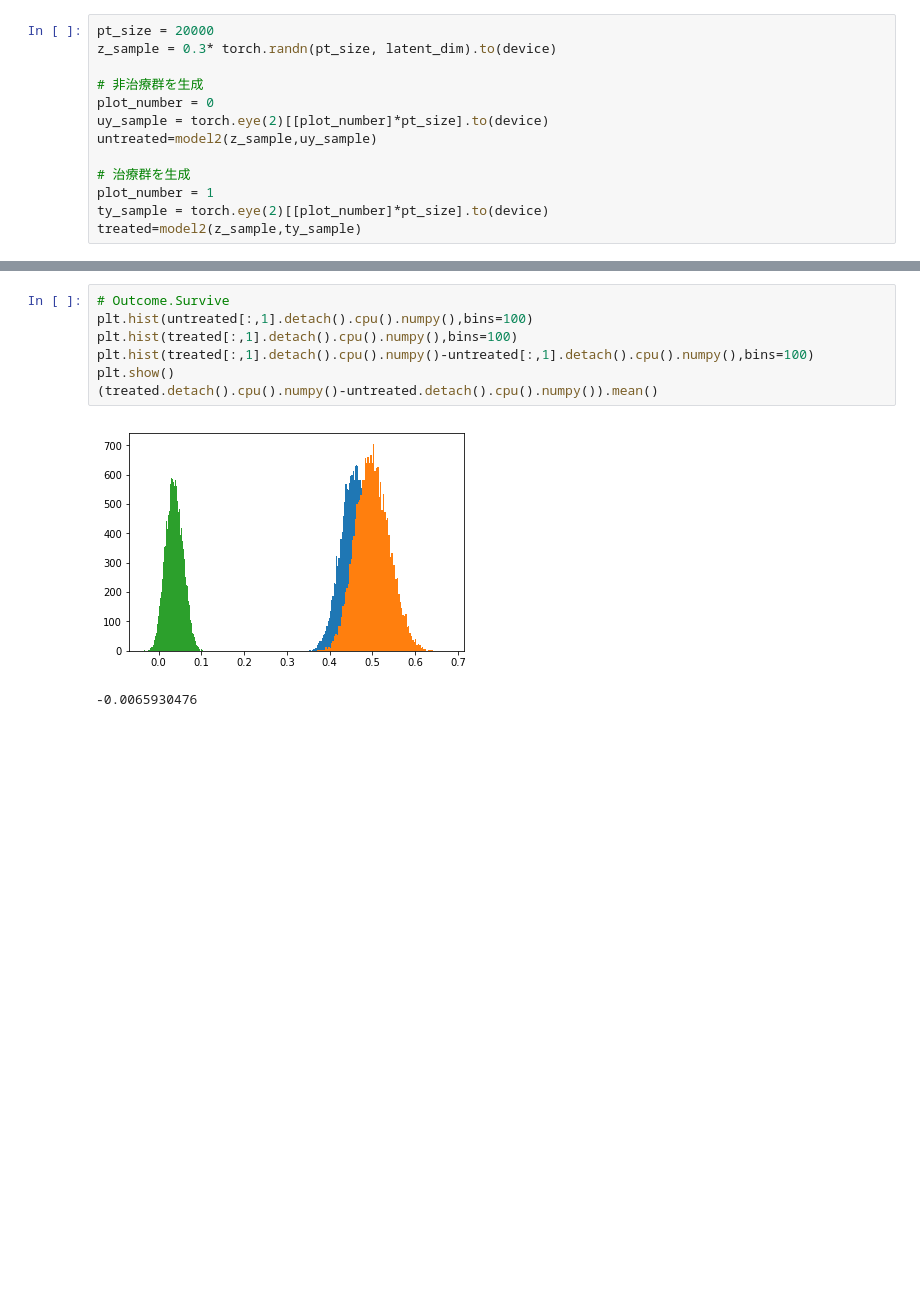
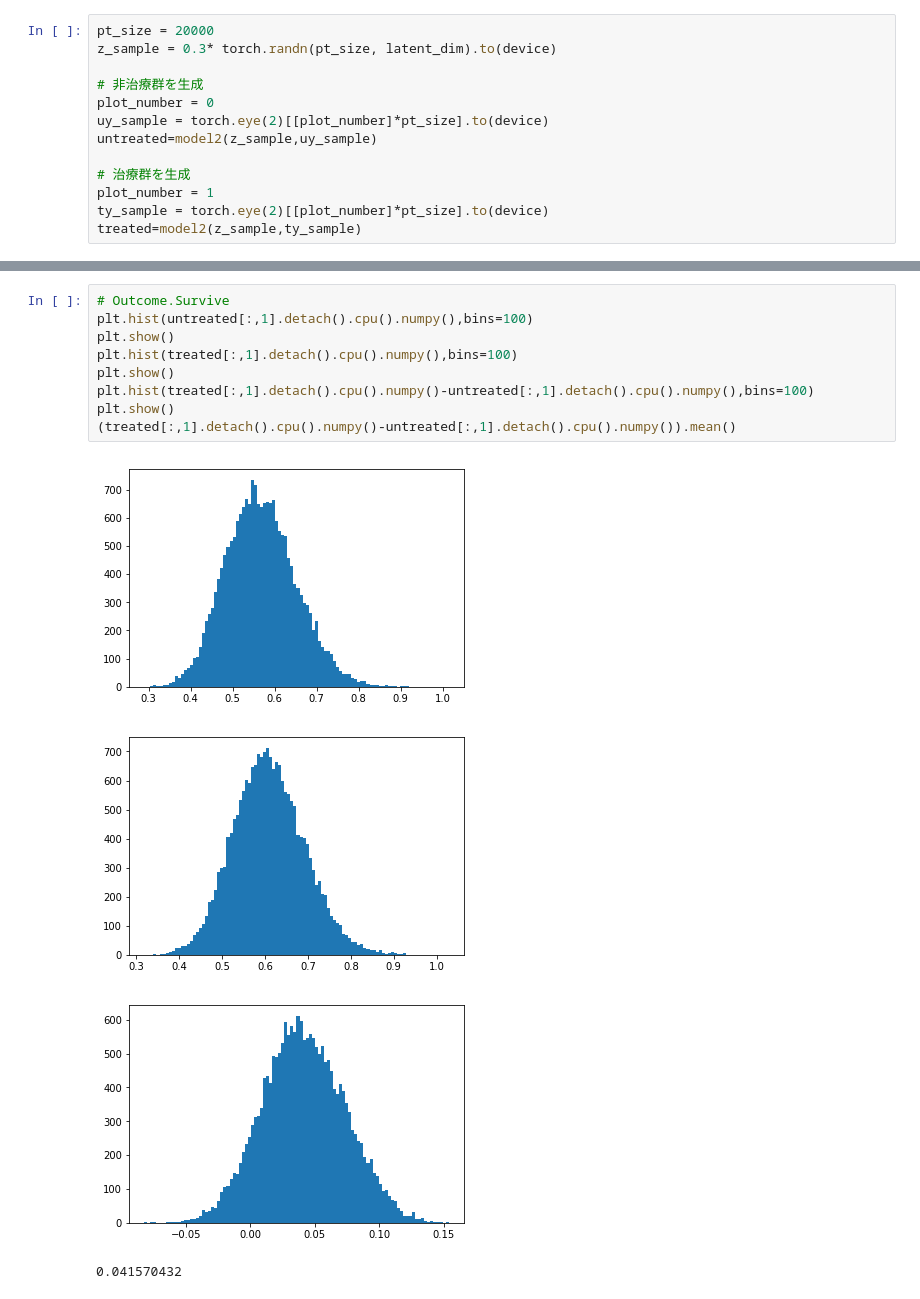
Before and after one commit to molhineko/ai_study_Team15, a Jupyter notebook: HI-VAE_test_Transfusion_with_outcome_sasaki.ipynb, the cells around one changed output, grey strips where cells are left out. Cells and saved outputs as stored; diff of their text form; blank space fills up the shorter version.

```diff
--- a/HI-VAE_test_Transfusion_with_outcome_sasaki.ipynb
+++ b/HI-VAE_test_Transfusion_with_outcome_sasaki.ipynb
@@ -822,13 +824,17 @@ plt.show()
 # %%
 # Outcome.Survive
 plt.hist(untreated[:,1].detach().cpu().numpy(),bins=100)
+plt.show()
 plt.hist(treated[:,1].detach().cpu().numpy(),bins=100)
+plt.show()
 plt.hist(treated[:,1].detach().cpu().numpy()-untreated[:,1].detach().cpu().numpy(),bins=100)
 plt.show()
-(treated.detach().cpu().numpy()-untreated.detach().cpu().numpy()).mean()
+(treated[:,1].detach().cpu().numpy()-untreated[:,1].detach().cpu().numpy()).mean()
 # %% [output]
-[figure, old version]
+[figure, new version]
+[figure, added]
+[figure, added]
--0.0065930476
+0.041570432
 # %%
 # complication.thrombosis
 plt.hist(untreated[:,2].detach().cpu().numpy(),bins=100)
```
Also changed, not shown: parts of 30 cells of this notebook.
